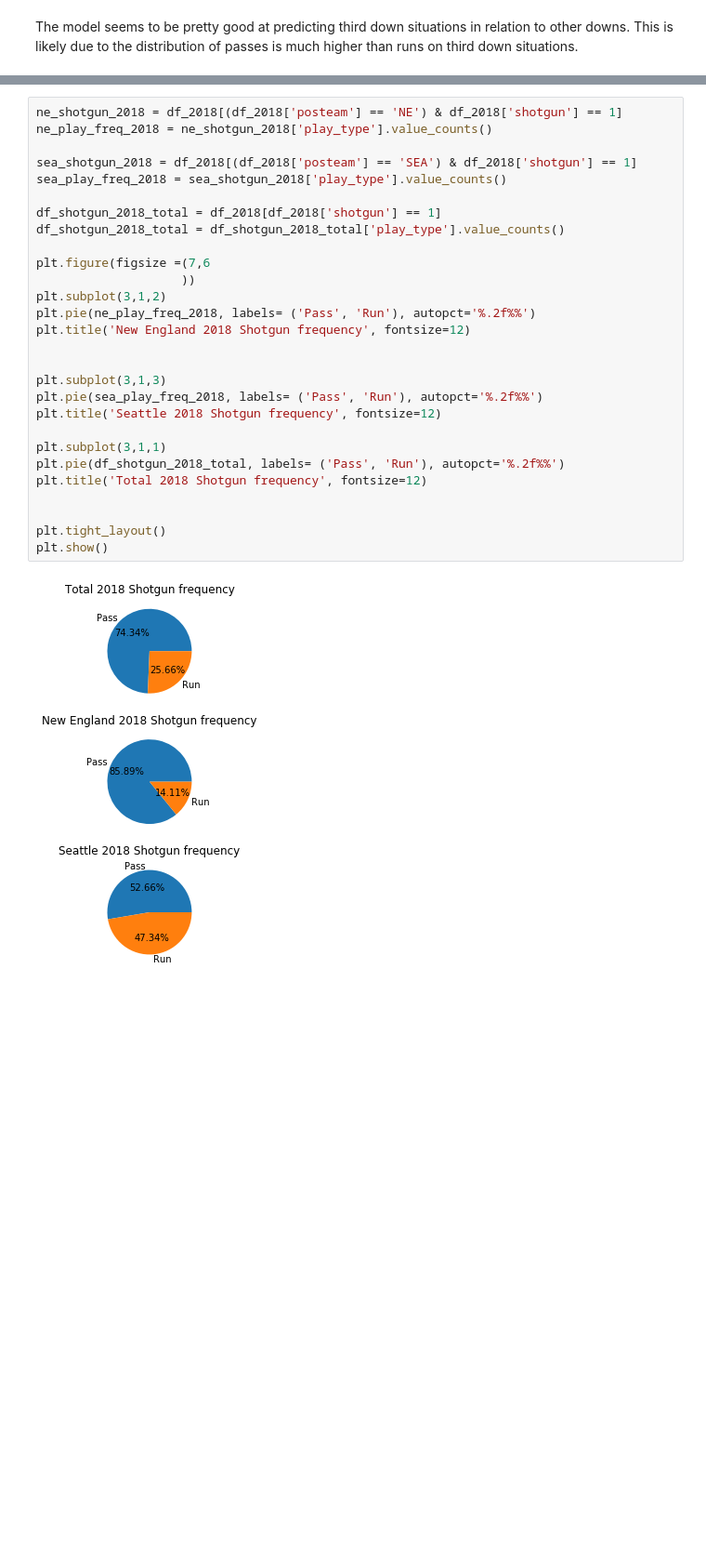
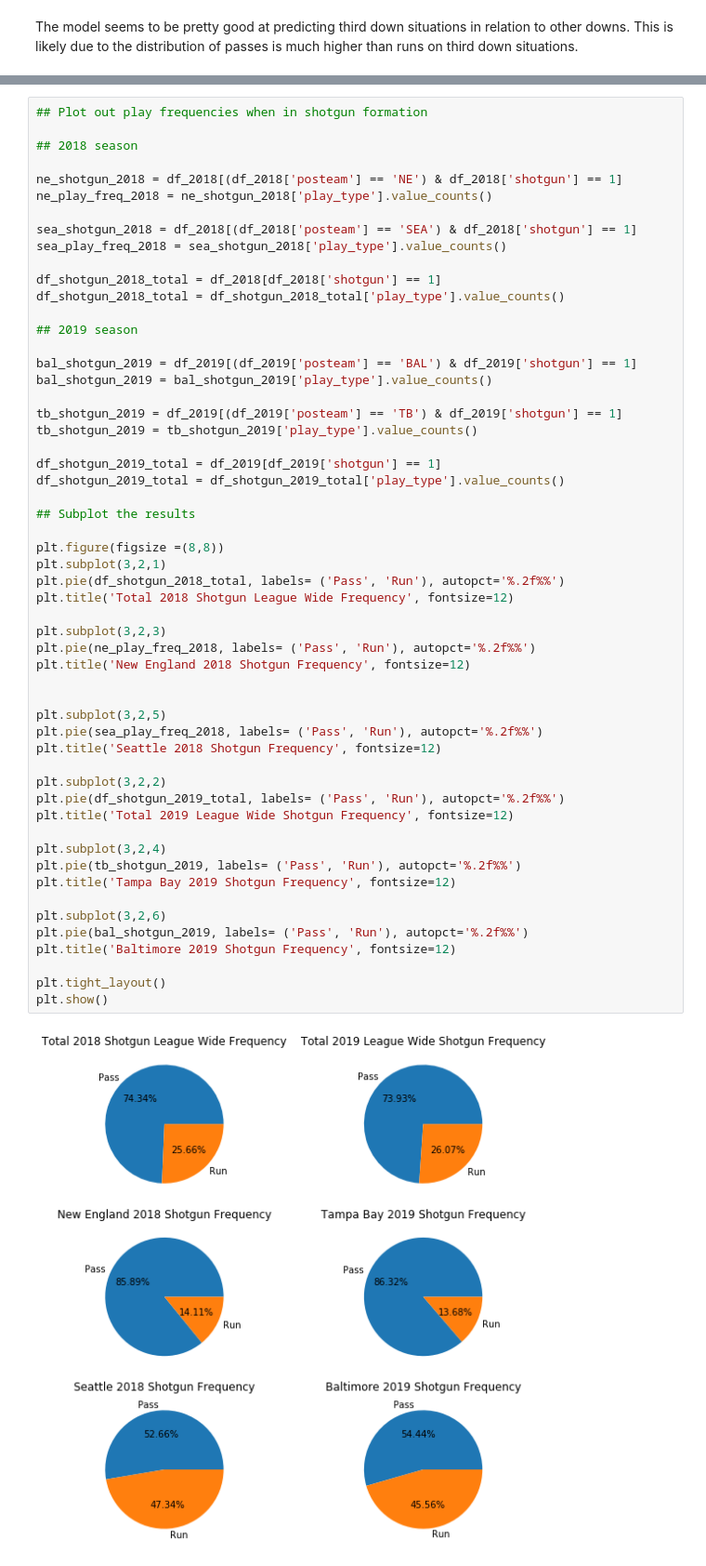
Before and after one commit to ginosacco/nfl_play_predictions_capstone, a Jupyter notebook: Capstone Part 4 - Interpreting Results.ipynb, the cells around one changed output, grey strips where cells are left out. Shown: that part at 93% size. Drawn from its saved outputs; the diff is of its cells as text; blank space fills up the shorter version.

```diff
--- a/Capstone Part 4 - Interpreting Results.ipynb
+++ b/Capstone Part 4 - Interpreting Results.ipynb
@@ -262,30 +324,57 @@ Percentage of plays starting in shotgun formation during 2019 season was 0.65
 # %%
+## Plot out play frequencies when in shotgun formation
+
+## 2018 season
+
 ne_shotgun_2018 = df_2018[(df_2018['posteam'] == 'NE') & df_2018['shotgun'] == 1]
 ne_play_freq_2018 = ne_shotgun_2018['play_type'].value_counts()
 
 sea_shotgun_2018 = df_2018[(df_2018['posteam'] == 'SEA') & df_2018['shotgun'] == 1]
 sea_play_freq_2018 = sea_shotgun_2018['play_type'].value_counts()
 
 df_shotgun_2018_total = df_2018[df_2018['shotgun'] == 1]
 df_shotgun_2018_total = df_shotgun_2018_total['play_type'].value_counts()
 
-plt.figure(figsize =(7,6
-                    ))
-plt.subplot(3,1,2)
+## 2019 season
+
+bal_shotgun_2019 = df_2019[(df_2019['posteam'] == 'BAL') & df_2019['shotgun'] == 1]
+bal_shotgun_2019 = bal_shotgun_2019['play_type'].value_counts()
+
+tb_shotgun_2019 = df_2019[(df_2019['posteam'] == 'TB') & df_2019['shotgun'] == 1]
+tb_shotgun_2019 = tb_shotgun_2019['play_type'].value_counts()
+
+df_shotgun_2019_total = df_2019[df_2019['shotgun'] == 1]
+df_shotgun_2019_total = df_shotgun_2019_total['play_type'].value_counts()
+
+## Subplot the results
+
+plt.figure(figsize =(8,8))
+plt.subplot(3,2,1)
+plt.pie(df_shotgun_2018_total, labels= ('Pass', 'Run'), autopct='%.2f%%')
+plt.title('Total 2018 Shotgun League Wide Frequency', fontsize=12)
+
+plt.subplot(3,2,3)
 plt.pie(ne_play_freq_2018, labels= ('Pass', 'Run'), autopct='%.2f%%')
-plt.title('New England 2018 Shotgun frequency', fontsize=12)
+plt.title('New England 2018 Shotgun Frequency', fontsize=12)
 
 
-plt.subplot(3,1,3)
+plt.subplot(3,2,5)
 plt.pie(sea_play_freq_2018, labels= ('Pass', 'Run'), autopct='%.2f%%')
-plt.title('Seattle 2018 Shotgun frequency', fontsize=12)
+plt.title('Seattle 2018 Shotgun Frequency', fontsize=12)
 
-plt.subplot(3,1,1)
-plt.pie(df_shotgun_2018_total, labels= ('Pass', 'Run'), autopct='%.2f%%')
-plt.title('Total 2018 Shotgun frequency', fontsize=12)
+plt.subplot(3,2,2)
+plt.pie(df_shotgun_2019_total, labels= ('Pass', 'Run'), autopct='%.2f%%')
+plt.title('Total 2019 League Wide Shotgun Frequency', fontsize=12)
 
+plt.subplot(3,2,4)
+plt.pie(tb_shotgun_2019, labels= ('Pass', 'Run'), autopct='%.2f%%')
+plt.title('Tampa Bay 2019 Shotgun Frequency', fontsize=12)
+
+plt.subplot(3,2,6)
+plt.pie(bal_shotgun_2019, labels= ('Pass', 'Run'), autopct='%.2f%%')
+plt.title('Baltimore 2019 Shotgun Frequency', fontsize=12)
 
 plt.tight_layout()
 plt.show()
 # %% [output]
-[figure, old version]
+[figure, new version]
```
Also changed, not shown: parts of 27 cells of this notebook.
